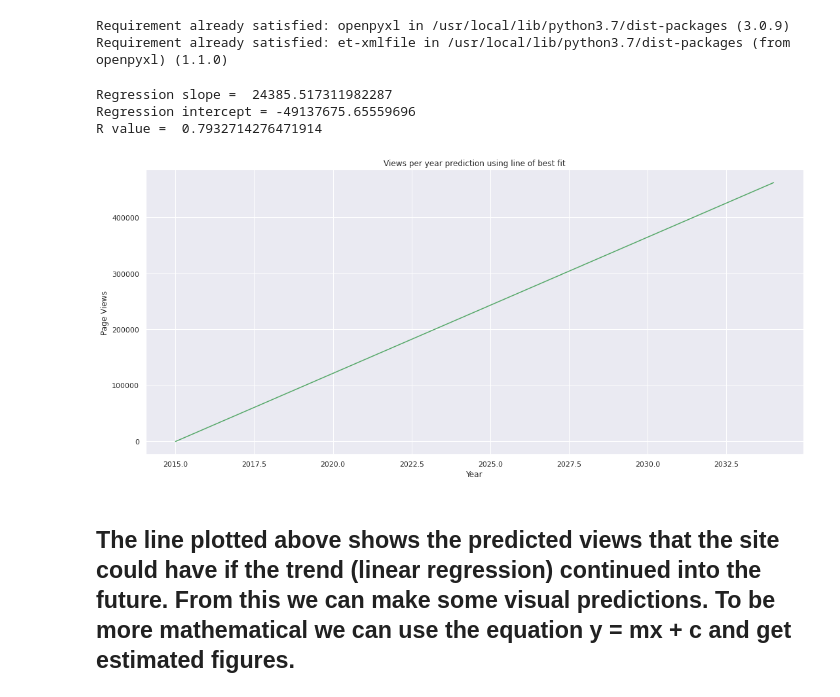
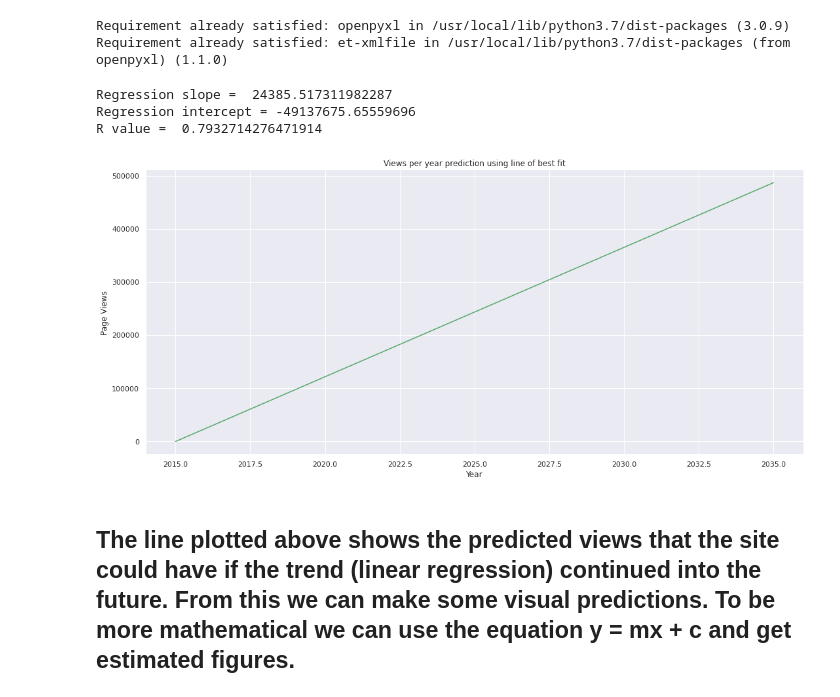
Before and after one commit to bjentwistle/PythonFundamentals, a Jupyter notebook: Projects/Final_Page_Views_Project.ipynb, the cells around one changed output. Saved outputs shown, nothing was run; the diff lists cells and outputs as text; code cells hidden in the pictures.

```diff
--- a/Projects/Final_Page_Views_Project.ipynb
+++ b/Projects/Final_Page_Views_Project.ipynb
@@ -12,11 +12,17 @@ The dataset can be read from here: "https://raw.githubusercontent.com/futureCode
 
 Visualise and analyse the data in the following ways:
 # %%
+#Read in the data into a pandas dataframe
 import pandas as pd
 import matplotlib.pyplot as plt
 
+def get_data(url):
+  df = pd.read_csv(url)
+  print(df.head(5))
+  return df
+
+
 url = "https://raw.githubusercontent.com/futureCodersSE/working-with-data/main/Data%20sets/page_views.csv"
-df = pd.read_csv(url)
-
-df.head()
+df = get_data(url)
+df.info()
 # %% [output]
@@ -42,12 +60,13 @@ df.dtypes
 
 df["Year"] = df.date.dt.year
 df["month_num"] = df.date.dt.month
-df["Month"] = df["date"].dt.strftime("%B")
+#df["Month"] = df["date"].dt.strftime("%B")
+df["Month"] = df.date.dt.month_name()
 df["Day"] = df.date.dt.day
 
 # set the index to the date column
 df.set_index("date", inplace=True)
 
 df_sorted = df.sort_values("value")
-df_sorted
+df_sorted.info()
 # %% [output]
@@ -187,34 +200,34 @@ Requirement already satisfied: et-xmlfile in /usr/local/lib/python3.7/dist-packa
 # %%
 # import pandas as pd
 # from scipy.stats import linregress
 
 #linear regression function needed to plot line of best fit to predict future page views
 def get_lineregress(df):
   x = df["Year"]
   y = df["value"]
   regression = linregress(x,y)
 
   print("Regression slope = ", regression.slope)
   print("Regression intercept =", regression.intercept)
   print("R value = ", regression[2])
 
   #set figure size before plotting
   plt.figure(figsize=(18, 8))
 
   #setting the years range from 2015 to a future year of 2035 and plot using regression output
-  guesstimate = np.arange(2015,2035)
+  guesstimate = np.arange(2015,2036)
   plt.plot(guesstimate, regression.intercept + regression.slope*guesstimate, 'g', label='fitted line')
   plt.title("Views per year prediction using line of best fit")
   plt.xlabel("Year")
   plt.ylabel("Page Views")
   return regression
 
 regression = get_lineregress(df_normal)
 # %% [output]
 Regression slope =  24385.517311982287
 Regression intercept = -49137675.65559696
 R value =  0.7932714276471914
-[figure, old version]
+[figure, new version]
 # %% [markdown]
 ## The line plotted above shows the predicted views that the site could have if the trend (linear regression) continued into the future. From this we can make some visual predictions. To be more mathematical we can use the equation y = mx + c and get estimated figures.
 # %%
```
Also changed, not shown: parts of 6 cells of this notebook.
